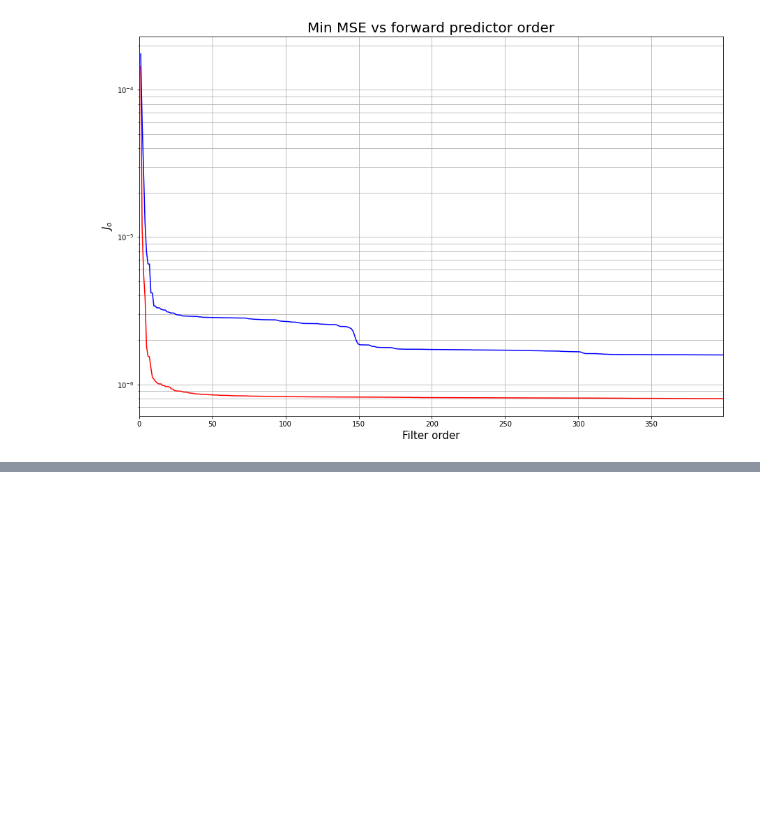
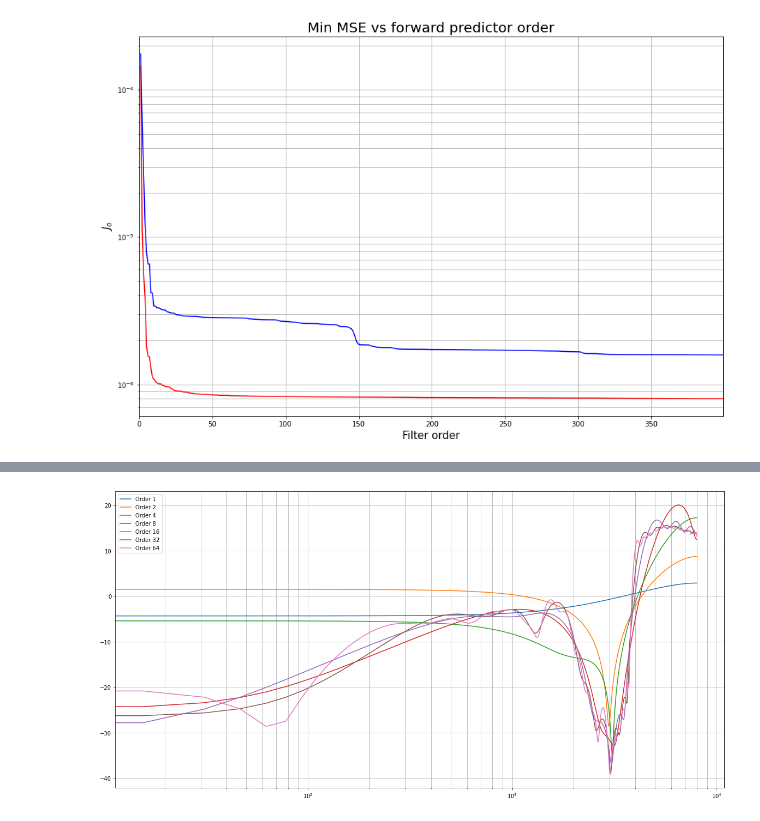
Before and after one commit to BikeTeam/pasa-tp3, a Jupyter notebook: src/tp3.ipynb, the cells around one changed output, grey strips where cells are left out. Cells and saved outputs as stored; diff of their text form; code cells hidden in the pictures; blank space fills up the shorter version.

```diff
--- a/src/tp3.ipynb
+++ b/src/tp3.ipynb
@@ -41,7 +41,7 @@ Audio('./assets/a_sound.wav')
 ## 1.2 Grabación de /sh/
 # %%
 # /sh/ sound
-sh_fs, sh_sound = wavfile.read('./assets/sh_sound.wav')
+sh_fs, sh_sound = wavfile.read('../assets/sh_sound.wav')
 
 # Plot signal
 print_signal(np.arange(len(sh_sound)) / sh_fs, sh_sound, '/sh/ recording', samplerate=sh_fs, xlim=(0,len(sh_sound)/sh_fs))
@@ -136,0 +162,16 @@ plt.plot();
+# %%
+M = [1, 2, 4, 8, 16, 32, 64]
+plt.figure(figsize=(20,10))
+for i in range(len(M)):
+    a, _ = forward_prediction_filter(sh_norm, M[i])
+    a_e = np.concatenate(([1],a))
+    #######################
+    w, h = sps.freqz(b=a_e, a=1)
+    x = w  * sh_fs * 1.0 / (2 * np.pi)
+    y = 20 * np.log10(abs(h))
+    ##########################
+    plt.semilogx(x, y, label='Order {}'.format(M[i]))
+plt.legend()
+plt.grid(which='both')
+# %% [output]
+[figure, added]
```
Also changed, not shown: parts of 11 cells of this notebook.
